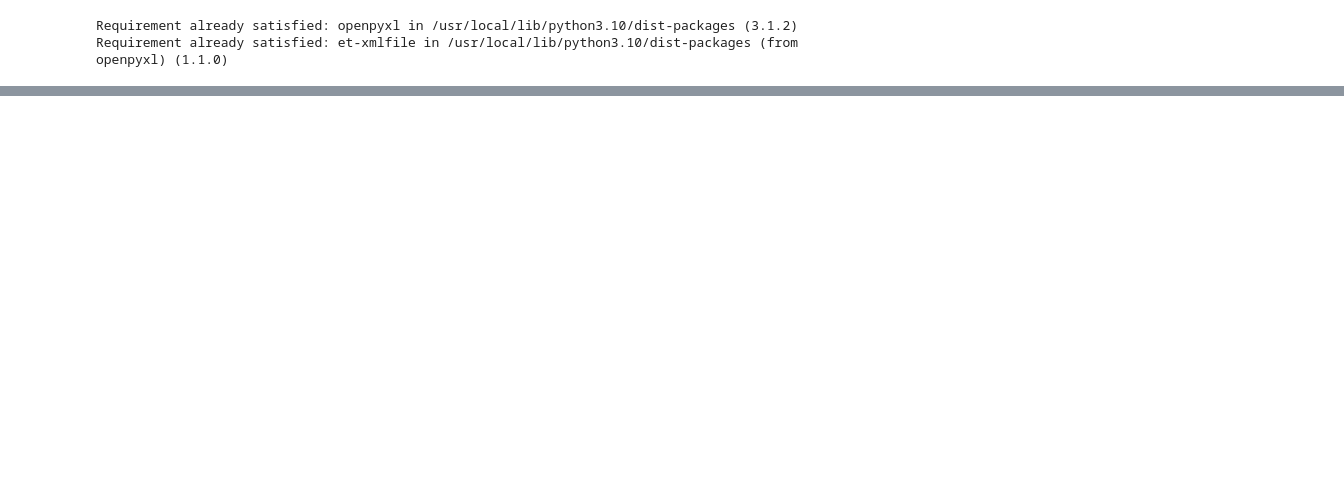
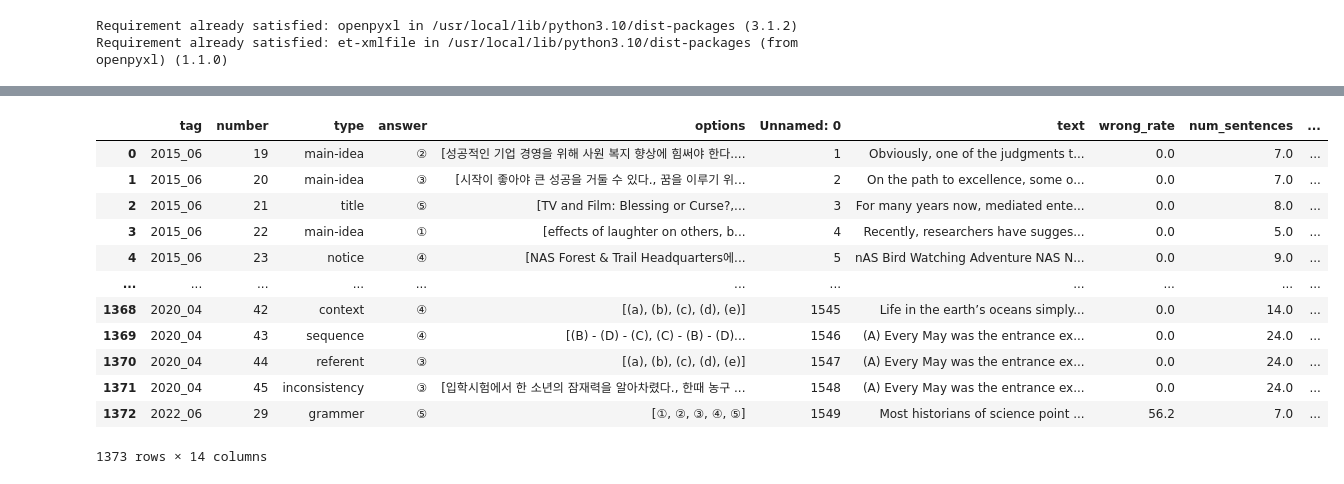
Before and after one commit to joyoustreasure/DS_Project, a Jupyter notebook: data_preprocessing.ipynb, the cells around one changed output, grey strips where cells are left out. Saved outputs shown, nothing was run; the diff lists cells and outputs as text; code cells hidden in the pictures; blank space fills up the shorter version.

```diff
--- a/data_preprocessing.ipynb
+++ b/data_preprocessing.ipynb
@@ -512,7 +436 @@ df_deduplicated
 1212 rows × 10 columns
-# %%
-df =df_deduplicated
-df.drop(columns=[
-    'tag', 'lemmas','text'
-], inplace=True)
-df
@@ -671,0 +442,27 @@ Unique Classes in y_train_logistic_ver_2: [1]
+# %%
+from pymongo import MongoClient
+client = MongoClient('mongodb+srv://team3535:seongmin@cluster0.swti5vl.mongodb.net/?retryWrites=true&w=majority')
+db = client['team3535']
+collection = db['quiz']
+
+
+all_documents = list(collection.find())
+# %%
+doc = pd.DataFrame(all_documents)
+
+merged_df = pd.merge(doc[['tag', 'number', 'type', 'answer','options']], df, on=['tag', 'number'], how='right')
+merged_df
+# %% [output]
+|  | tag | number | type | answer | options | Unnamed: 0 | text | wrong_rate | num_sentences | ... |
+| 0 | 2015_06 | 19 | main-idea | ② | [성공적인 기업 경영을 위해 사원 복지 향상에 힘써야 한다.... | 1 | Obviously, one of the judgments t... | 0.0 | 7.0 | ... |
+| 1 | 2015_06 | 20 | main-idea | ③ | [시작이 좋아야 큰 성공을 거둘 수 있다., 꿈을 이루기 위... | 2 | On the path to excellence, some o... | 0.0 | 7.0 | ... |
+| 2 | 2015_06 | 21 | title | ⑤ | [TV and Film: Blessing or Curse?,... | 3 | For many years now, mediated ente... | 0.0 | 8.0 | ... |
+| 3 | 2015_06 | 22 | main-idea | ① | [effects of laughter on others, b... | 4 | Recently, researchers have sugges... | 0.0 | 5.0 | ... |
+| 4 | 2015_06 | 23 | notice | ④ | [NAS Forest & Trail Headquarters에... | 5 | nAS Bird Watching Adventure NAS N... | 0.0 | 9.0 | ... |
+| ... | ... | ... | ... | ... | ... | ... | ... | ... | ... | ... |
+| 1368 | 2020_04 | 42 | context | ④ | [(a), (b), (c), (d), (e)] | 1545 | Life in the earth’s oceans simply... | 0.0 | 14.0 | ... |
+| 1369 | 2020_04 | 43 | sequence | ④ | [(B) - (D) - (C), (C) - (B) - (D)... | 1546 | (A) Every May was the entrance ex... | 0.0 | 24.0 | ... |
+| 1370 | 2020_04 | 44 | referent | ③ | [(a), (b), (c), (d), (e)] | 1547 | (A) Every May was the entrance ex... | 0.0 | 24.0 | ... |
+| 1371 | 2020_04 | 45 | inconsistency | ③ | [입학시험에서 한 소년의 잠재력을 알아차렸다., 한때 농구 ... | 1548 | (A) Every May was the entrance ex... | 0.0 | 24.0 | ... |
+| 1372 | 2022_06 | 29 | grammer | ⑤ | [①, ②, ③, ④, ⑤] | 1549 | Most historians of science point ... | 56.2 | 7.0 | ... |
+1373 rows × 14 columns
```
Also changed, not shown: parts of 50 cells of this notebook.
